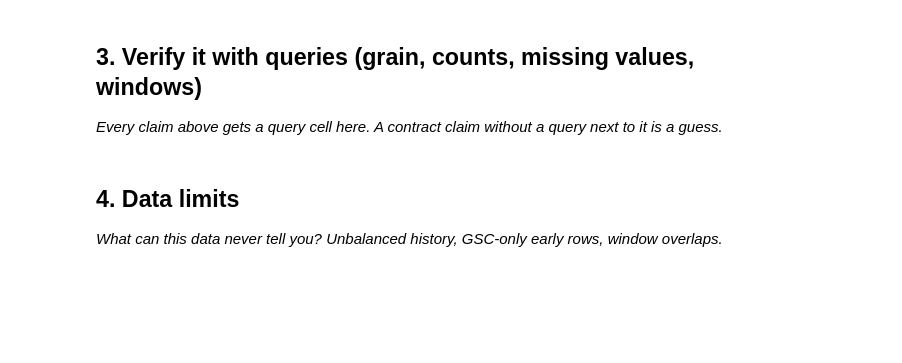
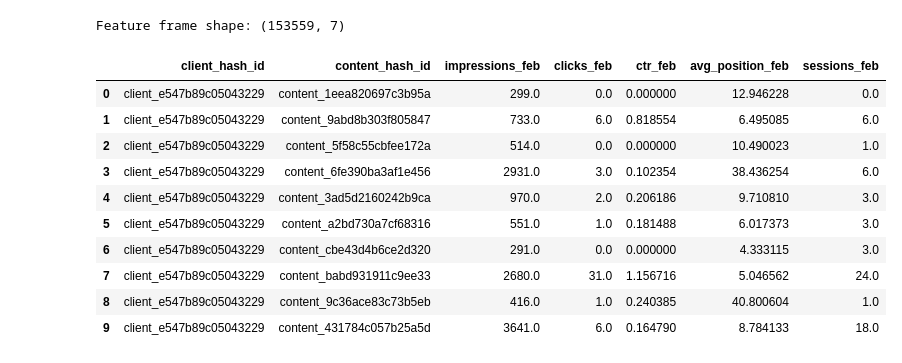
Before and after one commit to murtaza-x/flyrank-repo, a Jupyter notebook: work/notebooks/w03_data_contract.ipynb, the cells around one changed output. Saved outputs shown, nothing was run; the diff lists cells and outputs as text; code cells hidden in the pictures; blank space fills up the shorter version.

```diff
--- a/work/notebooks/w03_data_contract.ipynb
+++ b/work/notebooks/w03_data_contract.ipynb
@@ -23,4 +208,0 @@ This skeleton is yours to fill. Work the sections **in order** — each one has
-# %% [markdown]
-## 3. Verify it with queries (grain, counts, missing values, windows)
-
-*Every claim above gets a query cell here. A contract claim without a query next to it is a guess.*
@@ -30,4 +208,0 @@ This skeleton is yours to fill. Work the sections **in order** — each one has
-# %% [markdown]
-## 4. Data limits
-
-*What can this data never tell you? Unbalanced history, GSC-only early rows, window overlaps.*
@@ -36,0 +209,45 @@ This skeleton is yours to fill. Work the sections **in order** — each one has
+# %%
+features = con.sql(f"""
+SELECT
+    client_hash_id,
+    content_hash_id,
+
+    SUM(gsc_impressions) AS impressions_feb,
+
+    SUM(gsc_clicks) AS clicks_feb,
+
+    CASE
+        WHEN SUM(gsc_impressions) > 0
+        THEN 100.0 * SUM(gsc_clicks) / SUM(gsc_impressions)
+        ELSE NULL
+    END AS ctr_feb,
+
+    AVG(gsc_avg_position) AS avg_position_feb,
+
+    SUM(ga4_sessions) AS sessions_feb
+
+FROM read_parquet('{FACT_FEB}')
+
+WHERE gsc_data_available IS TRUE
+
+GROUP BY
+    client_hash_id,
+    content_hash_id
+""").df()
+
+print("Feature frame shape:", features.shape)
+
+features.head(10)
+# %% [output]
+Feature frame shape: (153559, 7)
+|  | client_hash_id | content_hash_id | impressions_feb | clicks_feb | ctr_feb | avg_position_feb | sessions_feb |
+| 0 | client_e547b89c05043229 | content_1eea820697c3b95a | 299.0 | 0.0 | 0.000000 | 12.946228 | 0.0 |
+| 1 | client_e547b89c05043229 | content_9abd8b303f805847 | 733.0 | 6.0 | 0.818554 | 6.495085 | 6.0 |
+| 2 | client_e547b89c05043229 | content_5f58c55cbfee172a | 514.0 | 0.0 | 0.000000 | 10.490023 | 1.0 |
+| 3 | client_e547b89c05043229 | content_6fe390ba3af1e456 | 2931.0 | 3.0 | 0.102354 | 38.436254 | 6.0 |
+| 4 | client_e547b89c05043229 | content_3ad5d2160242b9ca | 970.0 | 2.0 | 0.206186 | 9.710810 | 3.0 |
+| 5 | client_e547b89c05043229 | content_a2bd730a7cf68316 | 551.0 | 1.0 | 0.181488 | 6.017373 | 3.0 |
+| 6 | client_e547b89c05043229 | content_cbe43d4b6ce2d320 | 291.0 | 0.0 | 0.000000 | 4.333115 | 3.0 |
+| 7 | client_e547b89c05043229 | content_babd931911c9ee33 | 2680.0 | 31.0 | 1.156716 | 5.046562 | 24.0 |
+| 8 | client_e547b89c05043229 | content_9c36ace83c73b5eb | 416.0 | 1.0 | 0.240385 | 40.800604 | 1.0 |
+| 9 | client_e547b89c05043229 | content_431784c057b25a5d | 3641.0 | 6.0 | 0.164790 | 8.784133 | 18.0 |
```
Also changed, not shown: parts of 20 cells of this notebook.
